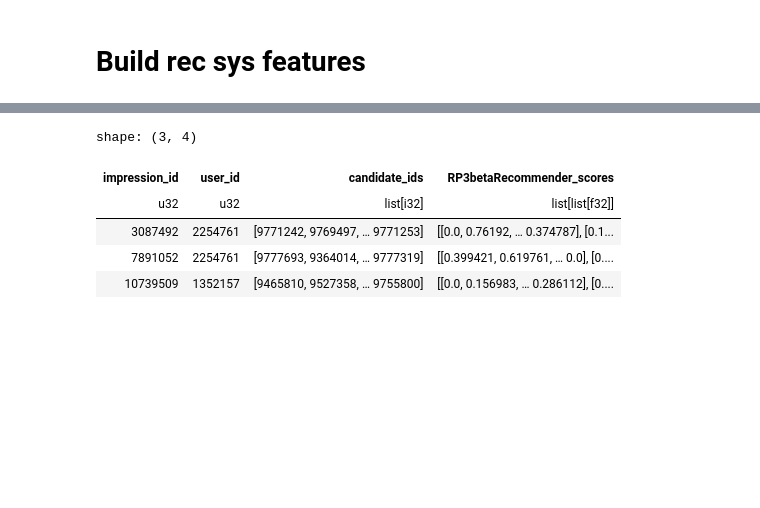
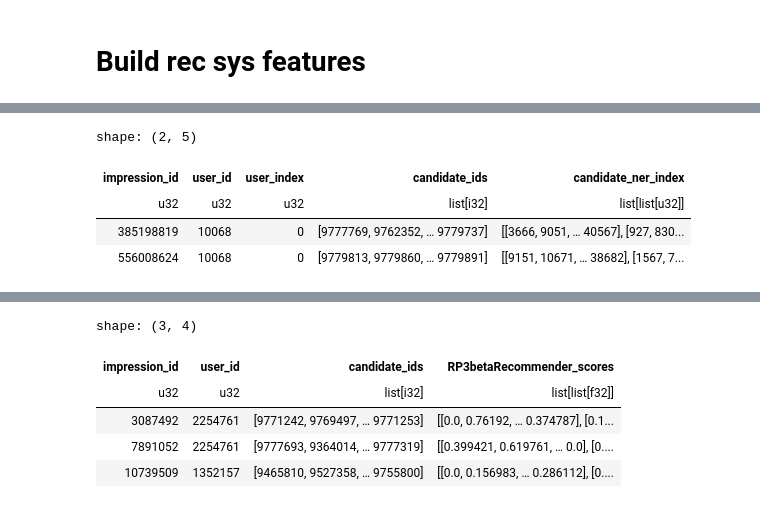
Before and after one commit to recsyspolimi/recsys-challenge-2024-ekstrabladet, a Jupyter notebook: notebooks/urm/urm_ner_train.ipynb, the cells around one changed output, grey strips where cells are left out. Saved outputs shown, nothing was run; the diff lists cells and outputs as text; code cells hidden in the pictures; blank space fills up the shorter version.

```diff
--- a/notebooks/urm/urm_ner_train.ipynb
+++ b/notebooks/urm/urm_ner_train.ipynb
@@ -128,0 +129,9 @@ shape: (2, 5)
+# %%
+train_ds = train_ds.sort('user_id')
+train_ds.head(2)
+# %% [output]
+shape: (2, 5)
+| impression_id | user_id | user_index | candidate_ids | candidate_ner_index |
+| u32 | u32 | u32 | list[i32] | list[list[u32]] |
+| 385198819 | 10068 | 0 | [9777769, 9762352, … 9779737] | [[3666, 9051, … 40567], [927, 830... |
+| 556008624 | 10068 | 0 | [9779813, 9779860, … 9779891] | [[9151, 10671, … 38682], [1567, 7... |
```
Also changed, not shown: parts of 20 cells of this notebook, 12 other files.
